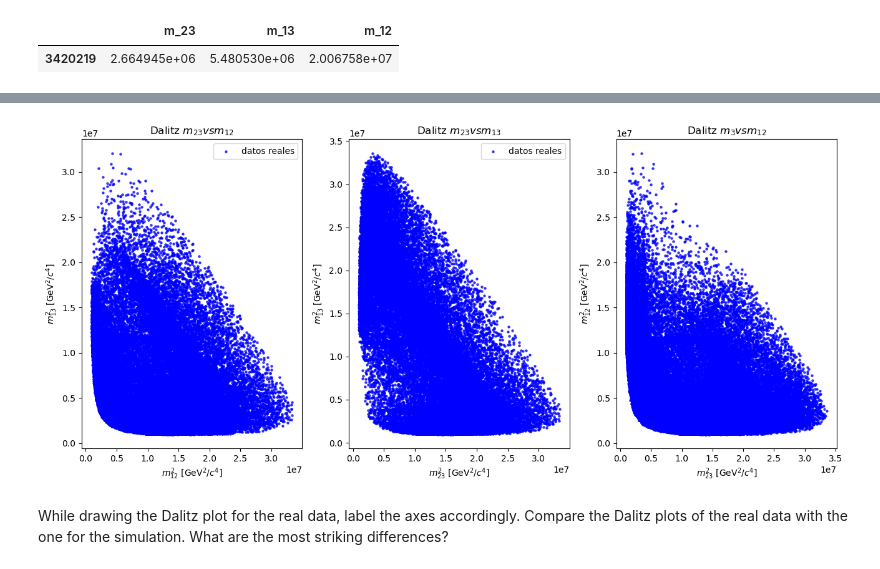
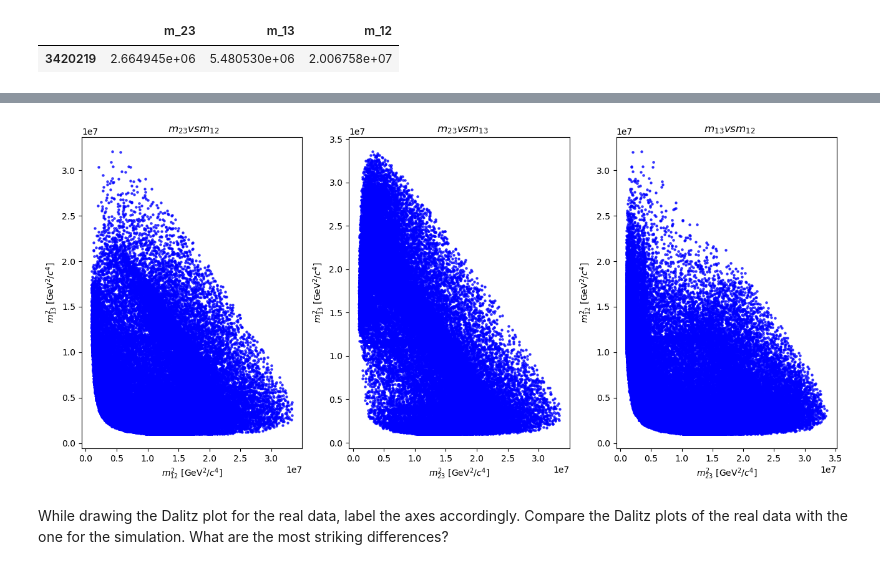
Before and after one commit to JFernando6321/computational-physics-projects, a Jupyter notebook: LHCb_Open_Data_Project_PWF.ipynb, the cells around one changed output, grey strips where cells are left out. Saved outputs shown, nothing was run; the diff lists cells and outputs as text; code cells hidden in the pictures.

```diff
--- a/LHCb_Open_Data_Project_PWF.ipynb
+++ b/LHCb_Open_Data_Project_PWF.ipynb
@@ -671,33 +724,33 @@ columnas_masas.tail(1)
 # %%
 # make a Dalitz plot for the real data (with your preselection cuts applied)
 
 plt.figure(figsize=(13, 6))
 plt.subplot(1, 3, 1)
 # Gráfica de Dalitz: m_12^2 vs m_13^2
 plt.scatter(real_data['m_23'], real_data['m_12'], s=5, color='blue', alpha=0.7, label='datos reales')
 plt.xlabel(r'$m_{12}^2$ [GeV$^2/c^4$]')
 plt.ylabel(r'$m_{13}^2$ [GeV$^2/c^4$]')
-plt.title('Dalitz $m_{23}vs m_{12}$')
-plt.legend()
+plt.title(' $m_{23}vs m_{12}$')
+#plt.legend()
 plt.subplot(1, 3, 2)
 # Gráfica de Dalitz: m_12^2 vs m_13^2
 plt.scatter(real_data['m_23'], real_data['m_13'], s=5, color='blue', alpha=0.7, label='datos reales')
 plt.xlabel(r'$m_{23}^2$ [GeV$^2/c^4$]')
 plt.ylabel(r'$m_{13}^2$ [GeV$^2/c^4$]')
-plt.title('Dalitz $m_{23} vs m_{13} $')
-plt.legend()
+plt.title('  $m_{23} vs m_{13} $')
+#plt.legend()
 plt.subplot(1,3,3)
 # Gráfica de Dalitz: m_12^2 vs m_13^2
 plt.scatter(real_data['m_13'], real_data['m_12'], s=5, color='blue', alpha=0.7, label='datos reales')
 plt.xlabel(r'$m_{23}^2$ [GeV$^2/c^4$]')
 plt.ylabel(r'$m_{12}^2$ [GeV$^2/c^4$]')
-plt.title('Dalitz $m_{3} vs m_{12}$')
+plt.title('  $m_{13} vs m_{12}$')
 #plt.legend()
 # Mostrar gráfica
 plt.tight_layout()
 plt.show()
 # %% [output]
-[figure, old version]
+[figure, new version]
 # %% [markdown]
 <div align="justify">While drawing the Dalitz plot for the real data, label the axes accordingly. Compare the Dalitz plots of the real data with the one for the simulation.
 What are the most striking differences?
```
Also changed, not shown: parts of 24 cells of this notebook.
